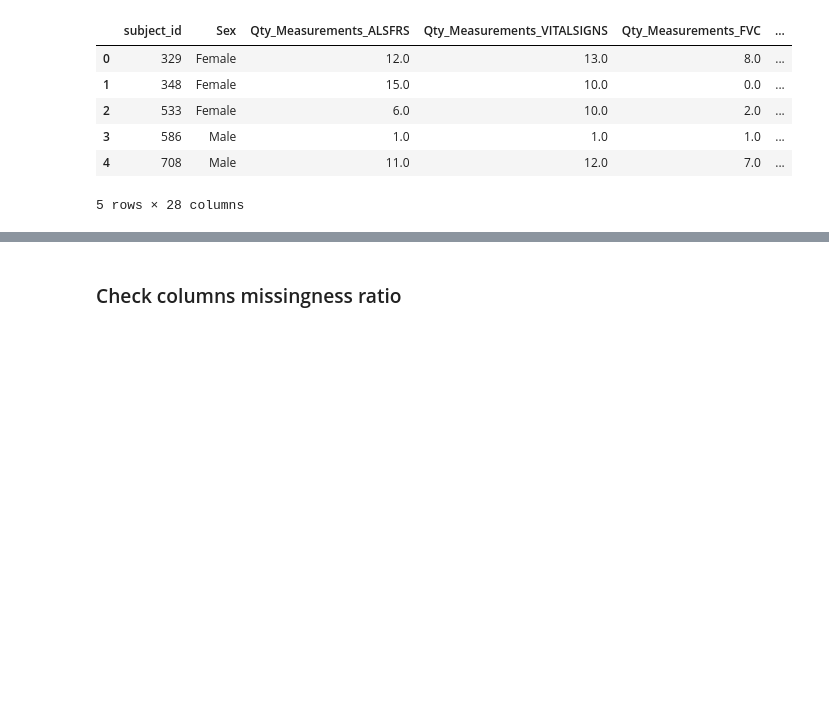
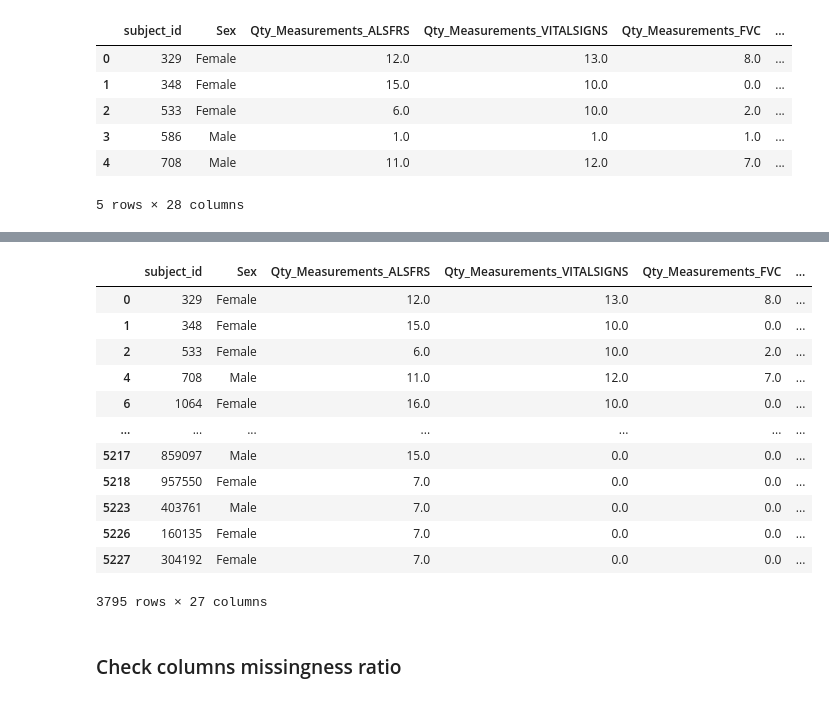
Before and after one commit to fabianopapaiz/als_prognosis_using_ensemble_imbalance, a Jupyter notebook: 02_ETL/02.20 - Exploring the preprocessed data.ipynb, the cells around one changed output, grey strips where cells are left out. Cells and saved outputs as stored; diff of their text form; code cells hidden in the pictures; blank space fills up the shorter version.

```diff
--- a/02_ETL/02.20 - Exploring the preprocessed data.ipynb
+++ b/02_ETL/02.20 - Exploring the preprocessed data.ipynb
@@ -107,3 +112,30 @@ for col in cols:
+# %%
+cols_dropna = [
+    'Qty_Measurements_SVC',
+    'Qty_Measurements_FVC',
+    'Qty_Measurements_BMI',
+    'Group_Survival',
+#     'El_Escorial',
+#     'Height_in_Meters',
+]
+
+df_complete_cases = df.dropna(subset=cols_dropna)
+df_complete_cases = df_complete_cases.drop(columns=['Height_in_Meters'])
+df_complete_cases
+# %% [output]
+|  | subject_id | Sex | Qty_Measurements_ALSFRS | Qty_Measurements_VITALSIGNS | Qty_Measurements_FVC | ... |
+| 0 | 329 | Female | 12.0 | 13.0 | 8.0 | ... |
+| 1 | 348 | Female | 15.0 | 10.0 | 0.0 | ... |
+| 2 | 533 | Female | 6.0 | 10.0 | 2.0 | ... |
+| 4 | 708 | Male | 11.0 | 12.0 | 7.0 | ... |
+| 6 | 1064 | Female | 16.0 | 10.0 | 0.0 | ... |
+| ... | ... | ... | ... | ... | ... | ... |
+| 5217 | 859097 | Male | 15.0 | 0.0 | 0.0 | ... |
+| 5218 | 957550 | Female | 7.0 | 0.0 | 0.0 | ... |
+| 5223 | 403761 | Male | 7.0 | 0.0 | 0.0 | ... |
+| 5226 | 160135 | Female | 7.0 | 0.0 | 0.0 | ... |
+| 5227 | 304192 | Female | 7.0 | 0.0 | 0.0 | ... |
+3795 rows × 27 columns
 # %% [markdown]
 ### Check columns missingness ratio
 # %%
```
Also changed, not shown: parts of 5 cells of this notebook, 1 other file.
